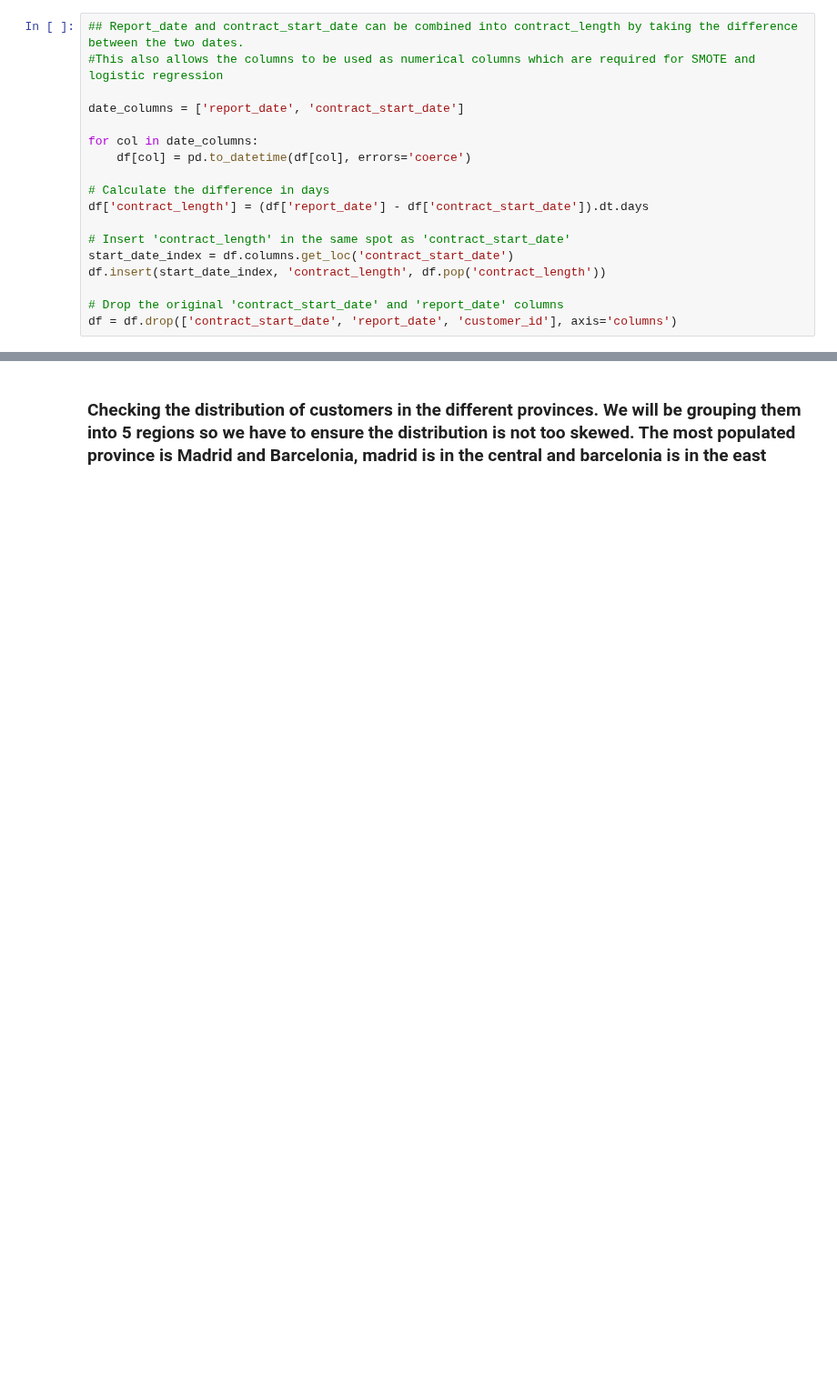
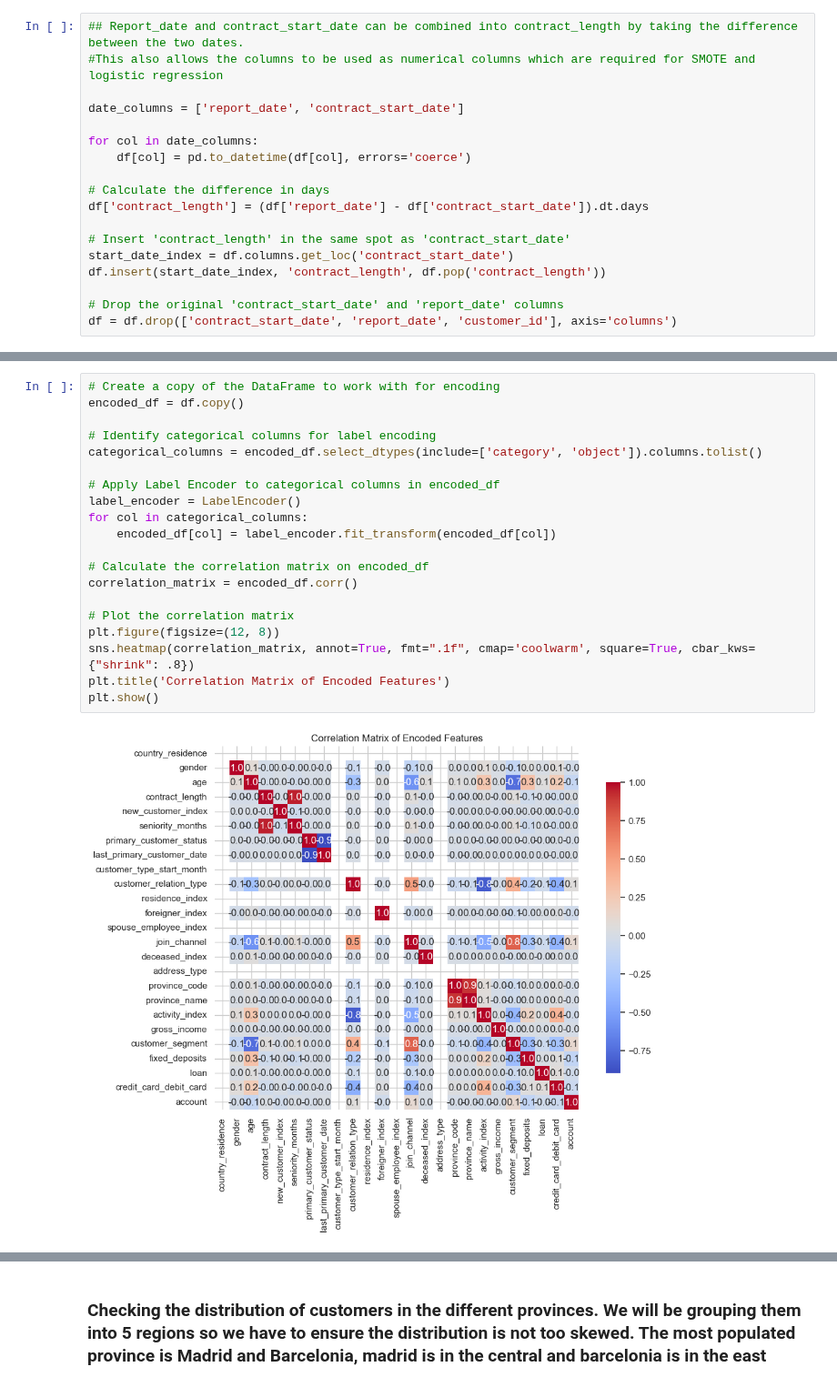
Before and after one commit to ChinSekYi/OpenAYEye, a Jupyter notebook: notebook/reco_system/santender_cleaning.ipynb, the cells around one changed output, grey strips where cells are left out. Shown at 91% size. Drawn from its saved outputs; the diff is of its cells as text; blank space fills up the shorter version.

```diff
--- a/notebook/reco_system/santender_cleaning.ipynb
+++ b/notebook/reco_system/santender_cleaning.ipynb
@@ -341,0 +373,22 @@ df = df.drop(['contract_start_date', 'report_date', 'customer_id'], axis='column
+# %%
+# Create a copy of the DataFrame to work with for encoding
+encoded_df = df.copy()
+
+# Identify categorical columns for label encoding
+categorical_columns = encoded_df.select_dtypes(include=['category', 'object']).columns.tolist()
+
+# Apply Label Encoder to categorical columns in encoded_df
+label_encoder = LabelEncoder()
+for col in categorical_columns:
+    encoded_df[col] = label_encoder.fit_transform(encoded_df[col])
+
+# Calculate the correlation matrix on encoded_df
+correlation_matrix = encoded_df.corr()
+
+# Plot the correlation matrix
+plt.figure(figsize=(12, 8))
+sns.heatmap(correlation_matrix, annot=True, fmt=".1f", cmap='coolwarm', square=True, cbar_kws={"shrink": .8})
+plt.title('Correlation Matrix of Encoded Features')
+plt.show()
+# %% [output]
+[figure, added]
```
Also changed, not shown: parts of 33 cells of this notebook, 2 other files.
